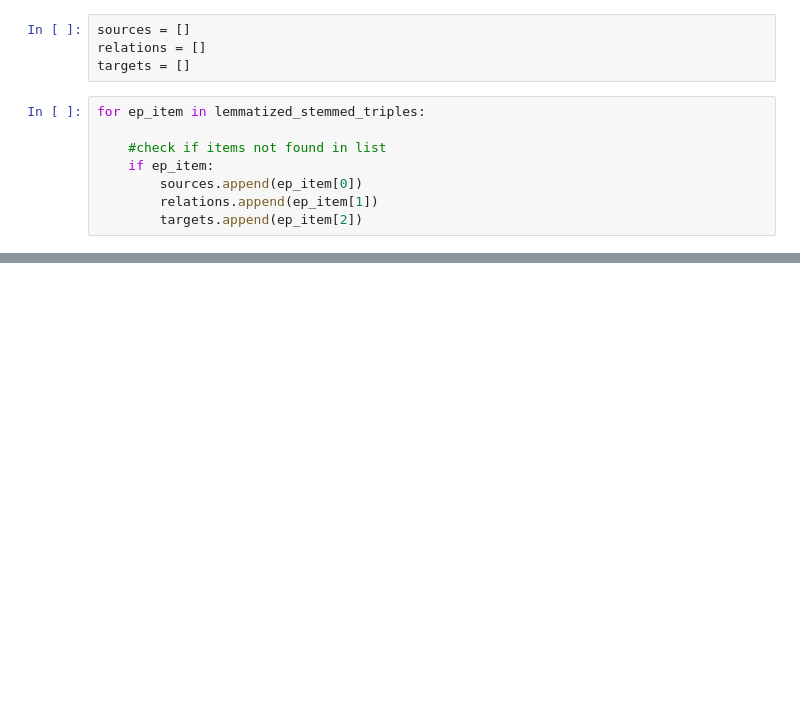
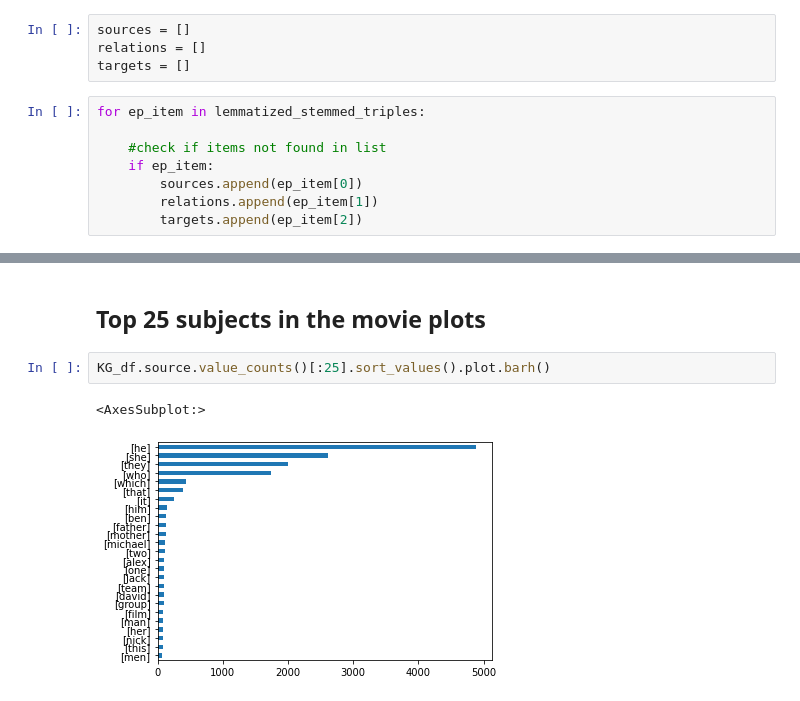
Before and after one commit to asmita-mukherjee/KnowLedgeGraph, a Jupyter notebook: KnowLedgeGraph.ipynb, the cells around one changed output, grey strips where cells are left out. Saved outputs shown, nothing was run; the diff lists cells and outputs as text; blank space fills up the shorter version.

```diff
--- a/KnowLedgeGraph.ipynb
+++ b/KnowLedgeGraph.ipynb
@@ -182,0 +205,7 @@ KG_df.head()
+# %% [markdown]
+## Top 25 subjects in the movie plots
+# %%
+KG_df.source.value_counts()[:25].sort_values().plot.barh()
+# %% [output]
+<AxesSubplot:>
+[figure, added]
```
Also changed, not shown: parts of 18 cells of this notebook.
